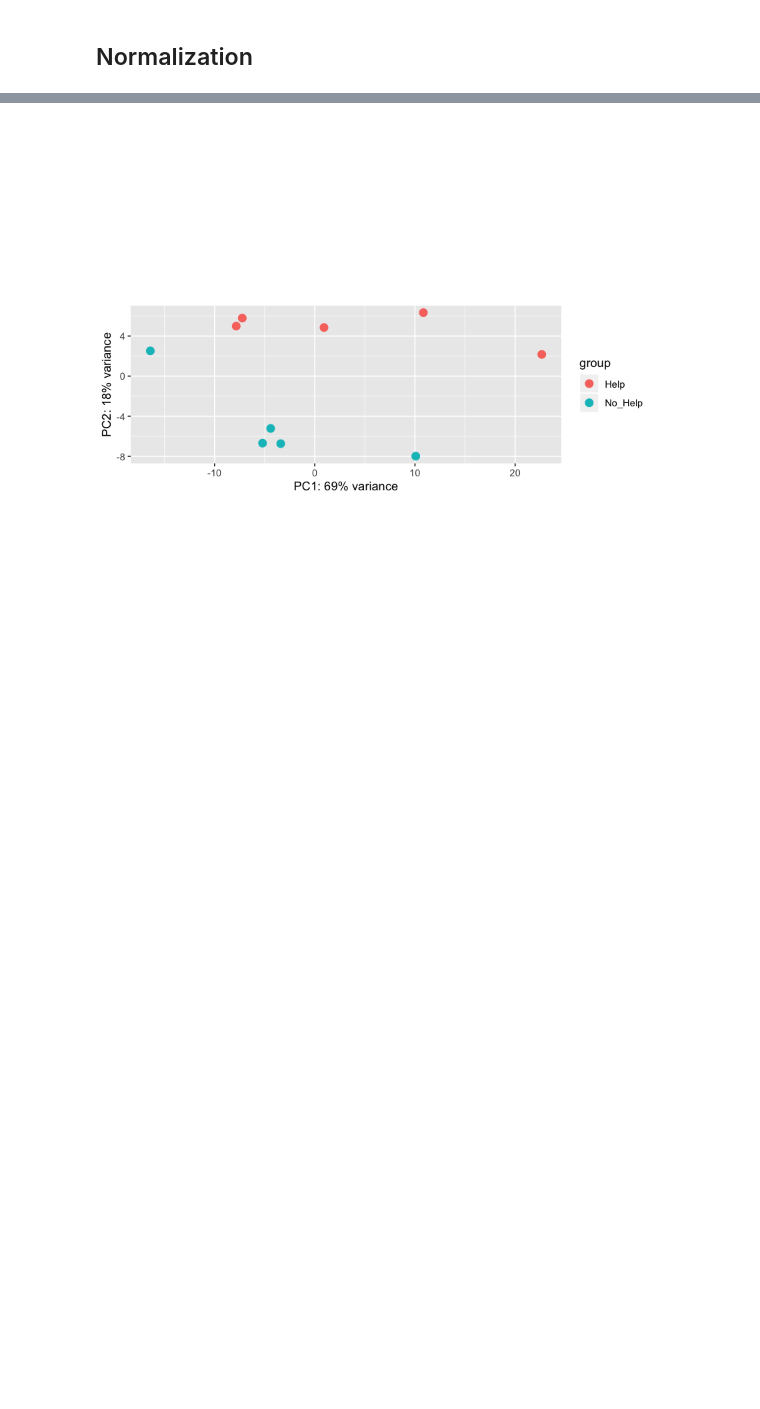
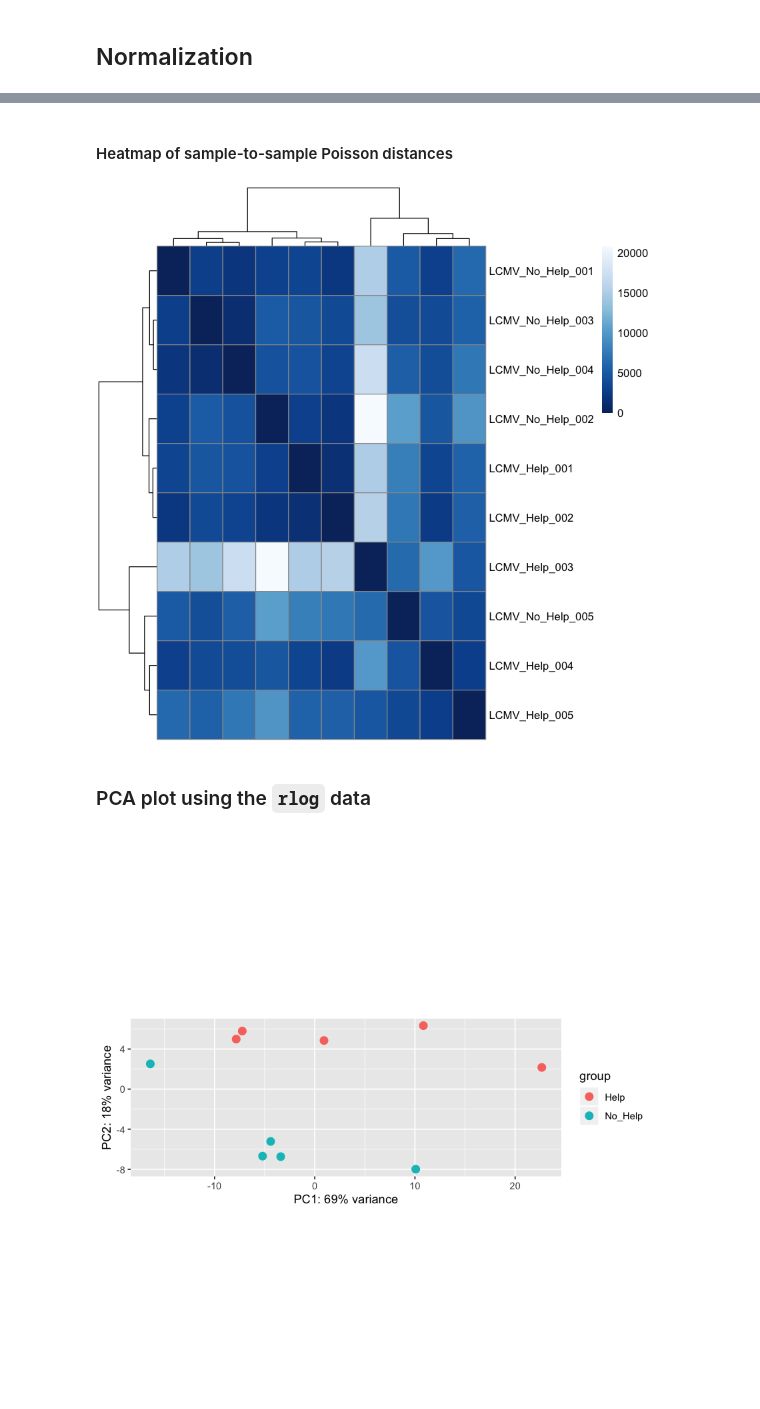
Before and after one commit to MaayanLab/dirk_homann, a Jupyter notebook: Borst_RNA-Seq.ipynb, the cells around one changed output, grey strips where cells are left out. Saved outputs shown, nothing was run; the diff lists cells and outputs as text; code cells hidden in the pictures; blank space fills up the shorter version.

```diff
--- a/Borst_RNA-Seq.ipynb
+++ b/Borst_RNA-Seq.ipynb
@@ -194,3 +234,18 @@ ggplot(df, aes(x = x, y = y)) + geom_hex(bins = 80) +
+# %% [markdown]
+#### Heatmap of sample-to-sample Poisson distances
+# %%
+poisd <- PoissonDistance(t(counts(dds)))
+samplePoisDistMatrix <- as.matrix( poisd$dd )
+rownames(samplePoisDistMatrix) <- paste(dds$title)
+colnames(samplePoisDistMatrix) <- NULL
+pheatmap(samplePoisDistMatrix,
+         clustering_distance_rows = poisd$dd,
+         clustering_distance_cols = poisd$dd,
+         col = colors)
+# %% [output]
+[figure, added]
+# %% [markdown]
+### PCA plot using the `rlog` data
 # %%
 plotPCA(rld, intgroup = "condition")
 # %% [output]
```
Also changed, not shown: parts of 10 cells of this notebook.
